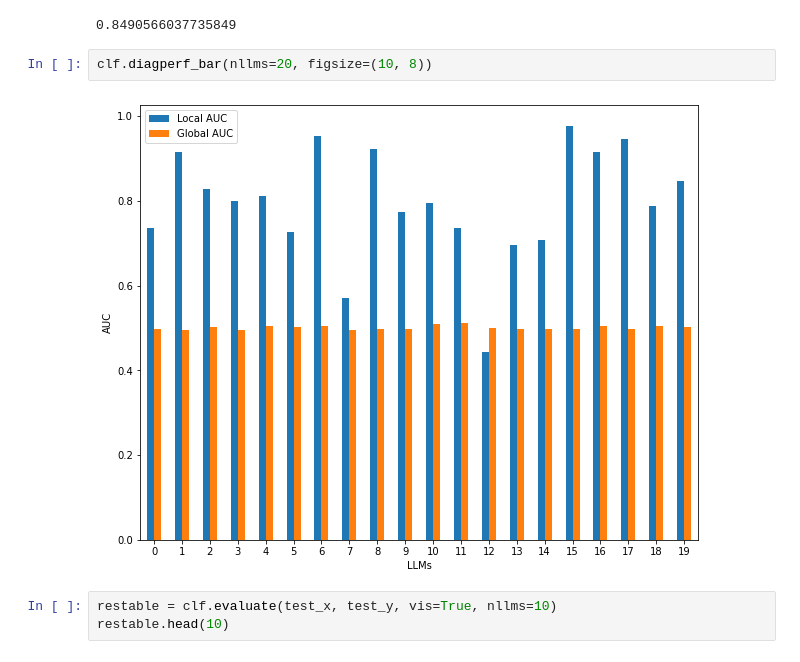
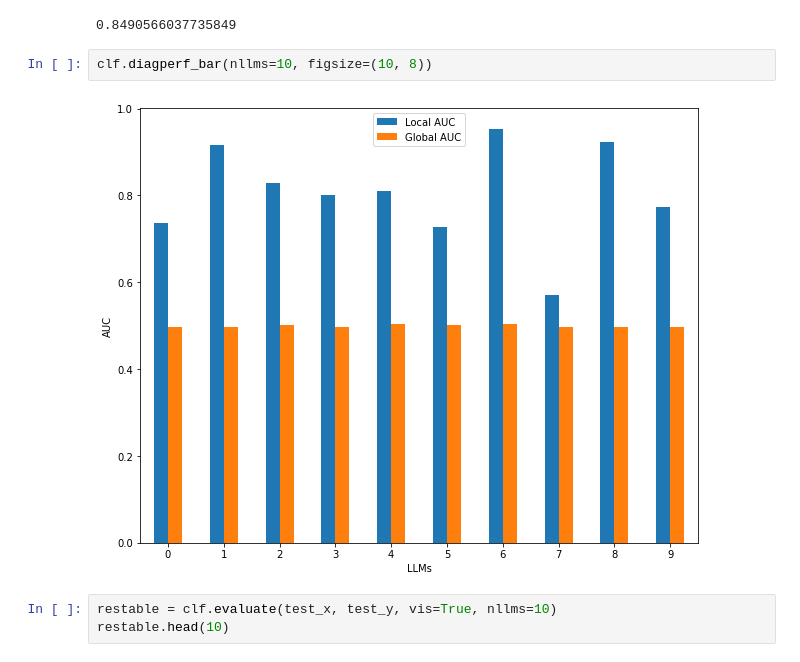
Before and after one commit to SelfExplainML/Aletheia, a Jupyter notebook: examples/CoCircles.ipynb, the cells around one changed output. Drawn from its saved outputs; the diff is of its cells as text.

```diff
--- a/examples/CoCircles.ipynb
+++ b/examples/CoCircles.ipynb
@@ -66,9 +93,9 @@ len(np.where(clf.ystd_llms == 0)[0]) / clf.nllms
 # %% [output]
 0.8490566037735849
 # %%
-clf.diagperf_bar(nllms=20, figsize=(10, 8))
+clf.diagperf_bar(nllms=10, figsize=(10, 8))
 # %% [output]
-[figure, old version]
+[figure, new version]
 # %%
 restable = clf.evaluate(test_x, test_y, vis=True, nllms=10)
 restable.head(10)
```
Also changed, not shown: parts of 15 cells of this notebook, 4 other files.
